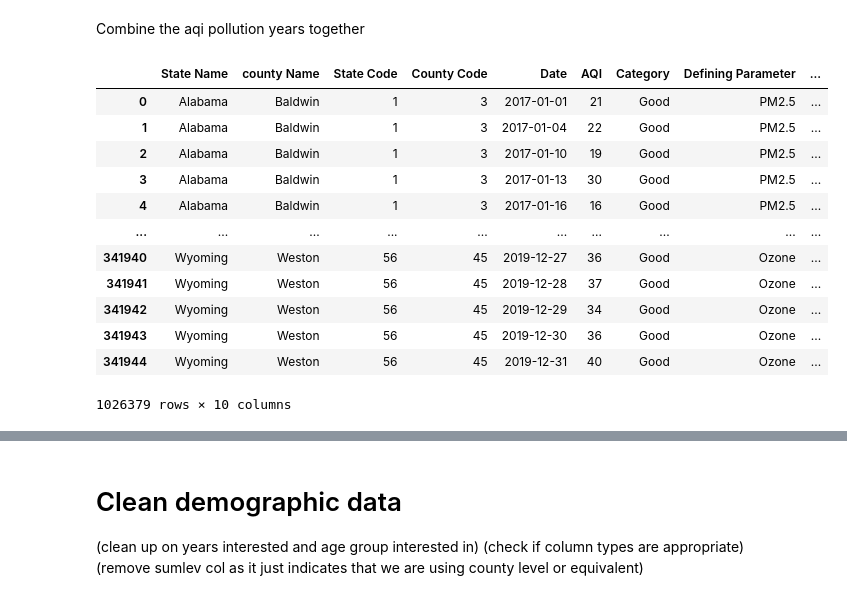
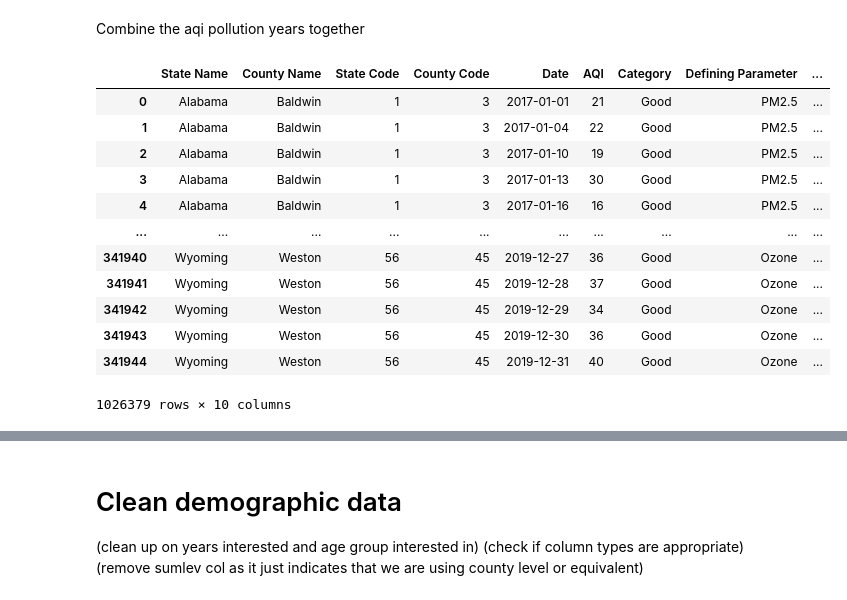
Before and after one commit to willkchan/Pollution-Forecast, a Jupyter notebook: src/preparation/Data_Wrangling.ipynb, the cells around one changed output, grey strips where cells are left out. Saved outputs shown, nothing was run; the diff lists cells and outputs as text; code cells hidden in the pictures.

```diff
--- a/src/preparation/Data_Wrangling.ipynb
+++ b/src/preparation/Data_Wrangling.ipynb
@@ -193,11 +193,12 @@ Combine the aqi pollution years together
 # %%
 # daily_aqi_by_county_2017.Category.unique()
 # daily_aqi_by_county_2018.head()
 county_daily_aqi_by_2017_2019 = pd.concat([daily_aqi_by_county_2017, daily_aqi_by_county_2018, daily_aqi_by_county_2019], axis=0)
-# daily_aqi_by_county_2017
+
+county_daily_aqi_by_2017_2019.rename(columns={'county Name':'County Name'}, inplace=True)
 county_daily_aqi_by_2017_2019
 # %% [output]
-|  | State Name | county Name | State Code | County Code | Date | AQI | Category | Defining Parameter | ... |
+|  | State Name | County Name | State Code | County Code | Date | AQI | Category | Defining Parameter | ... |
 | 0 | Alabama | Baldwin | 1 | 3 | 2017-01-01 | 21 | Good | PM2.5 | ... |
 | 1 | Alabama | Baldwin | 1 | 3 | 2017-01-04 | 22 | Good | PM2.5 | ... |
 | 2 | Alabama | Baldwin | 1 | 3 | 2017-01-10 | 19 | Good | PM2.5 | ... |
```
Also changed, not shown: parts of 21 cells of this notebook.
